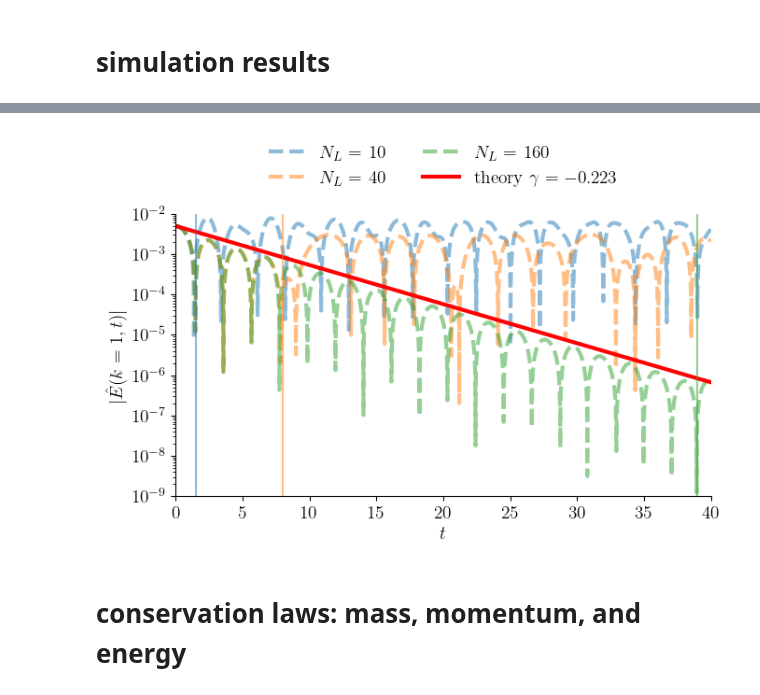
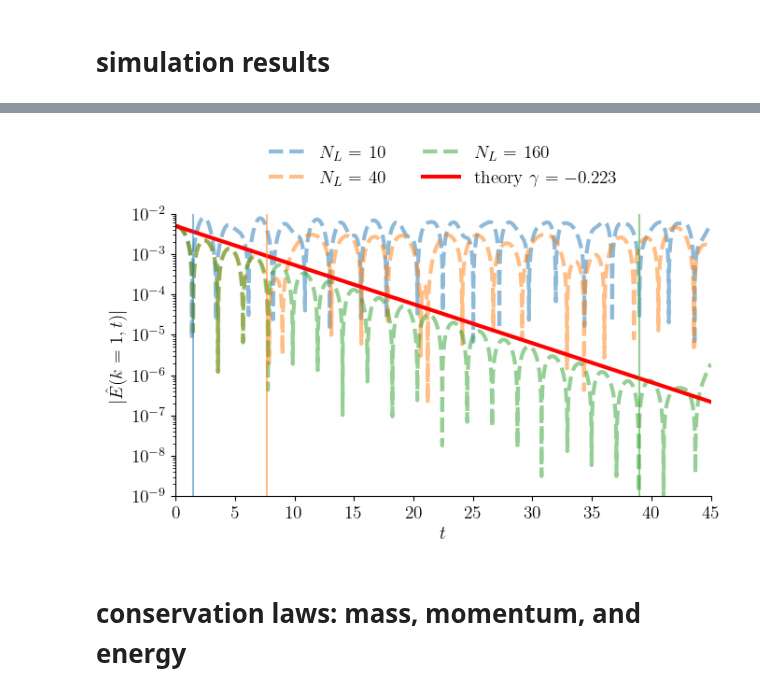
Before and after one commit to opaliss/mixed_methods, a Jupyter notebook: analysis/legendre/weak_landau_damping_legendre.ipynb, the cells around one changed output, grey strips where cells are left out. Drawn from its saved outputs; the diff is of its cells as text; code cells hidden in the pictures.

```diff
--- a/analysis/legendre/weak_landau_damping_legendre.ipynb
+++ b/analysis/legendre/weak_landau_damping_legendre.ipynb
@@ -25,7 +25,7 @@ matplotlib.rcParams['text.usetex'] = True
 # Legendre weak Landau damping
 # %%
 setup = SimulationSetupLegendre(Nx=101,
-                                Nv_e=160,
+                                Nv_e=100,
                                 epsilon=1e-2,
                                 v_a=-6,
                                 v_b=6,
@@ -146,29 +155,29 @@ plt.savefig("../../figures/legendre/weak_landau/weak_landau_damping_recurrence_t
 # %%
 # plot the electric field damping rate
 fig, ax = plt.subplots(figsize=(7, 5))
 for Nv in [10, 40, 160]:
     E1 = np.load("../../data/legendre/weak_landau/E1_Nv_" + str(Nv) + ".npy")
     ax.plot(sol_midpoint_t, E1, "--", alpha=0.5, linewidth=3, label="$N_{L}$ = " + str(Nv))
 
 ax.plot(sol_midpoint_t, 0.005*np.exp(-0.223*sol_midpoint_t), linewidth=3, color="red", label=r"theory $\gamma = -0.223$")
 
 ax.axvline(1.5, color="tab:blue", alpha=0.5)
-ax.axvline(8, color="tab:orange", alpha=0.5)
+ax.axvline(7.7, color="tab:orange", alpha=0.5)
 ax.axvline(39, color="tab:green", alpha=0.5)
 
 ax.set_yscale("log")
 ax.spines['right'].set_visible(False)
 ax.spines['top'].set_visible(False)
 ax.set_ylabel("$|\hat{E}(k=1, t)|$")
 ax.set_xlabel("$ t$")
-ax.set_xlim(0, 40)
+ax.set_xlim(0, 45)
 ax.set_ylim(1e-9, 1e-2)
 legend = ax.legend(ncols=2, fontsize=14, loc='upper center', bbox_to_anchor=(0.5, 1.3))
 legend.get_frame().set_alpha(0)
 plt.tight_layout()
 plt.savefig("../../figures/legendre/weak_landau/weak_landau_damping_legendre.png", dpi=300)
 # %% [output]
-[figure, old version]
+[figure, new version]
 # %% [markdown]
 # conservation laws: mass, momentum, and energy
 # %% [markdown]
```
Also changed, not shown: parts of 8 cells of this notebook, 5 other files.
